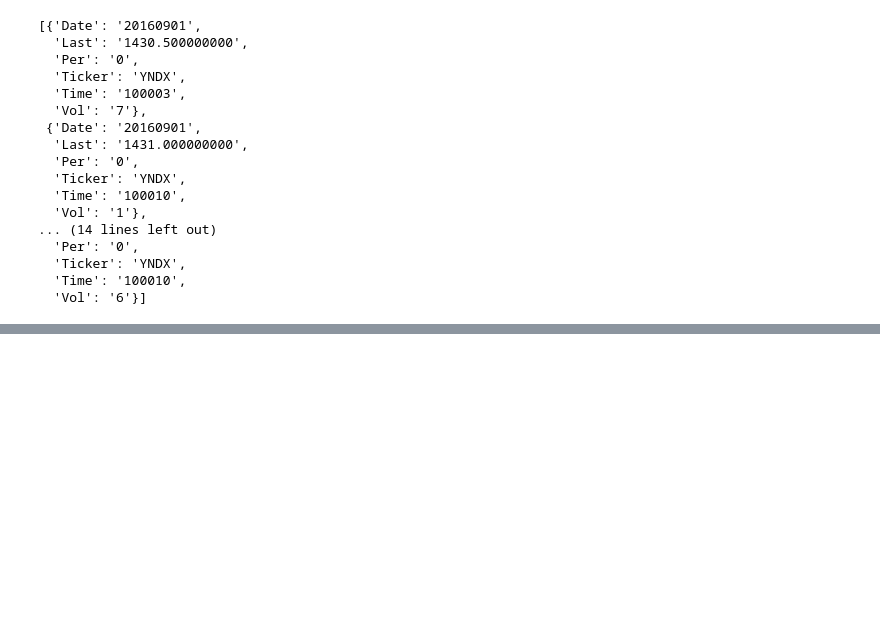
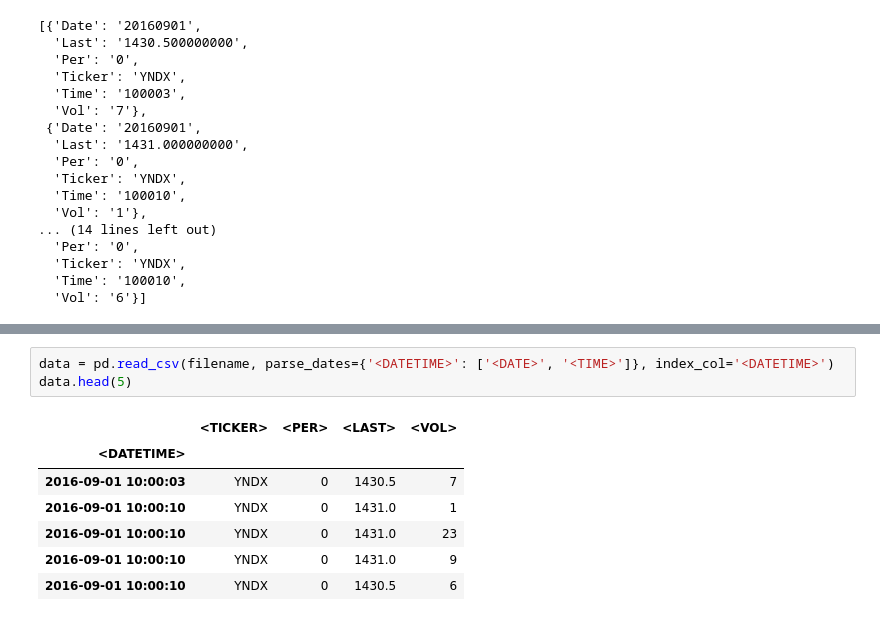
Before and after one commit to poldnev/jupyter-notebooks, a Jupyter notebook: finam-2.ipynb, the cells around one changed output, grey strips where cells are left out. Cells and saved outputs as stored; diff of their text form; blank space fills up the shorter version.

```diff
--- a/finam-2.ipynb
+++ b/finam-2.ipynb
@@ -416,0 +525,11 @@ header
+# %%
+data = pd.read_csv(filename, parse_dates={'<DATETIME>': ['<DATE>', '<TIME>']}, index_col='<DATETIME>')
+data.head(5)
+# %% [output]
+|  | <TICKER> | <PER> | <LAST> | <VOL> |
+| <DATETIME> |  |  |  |  |
+| 2016-09-01 10:00:03 | YNDX | 0 | 1430.5 | 7 |
+| 2016-09-01 10:00:10 | YNDX | 0 | 1431.0 | 1 |
+| 2016-09-01 10:00:10 | YNDX | 0 | 1431.0 | 23 |
+| 2016-09-01 10:00:10 | YNDX | 0 | 1431.0 | 9 |
+| 2016-09-01 10:00:10 | YNDX | 0 | 1430.5 | 6 |
```
Also changed, not shown: parts of 55 cells of this notebook.
